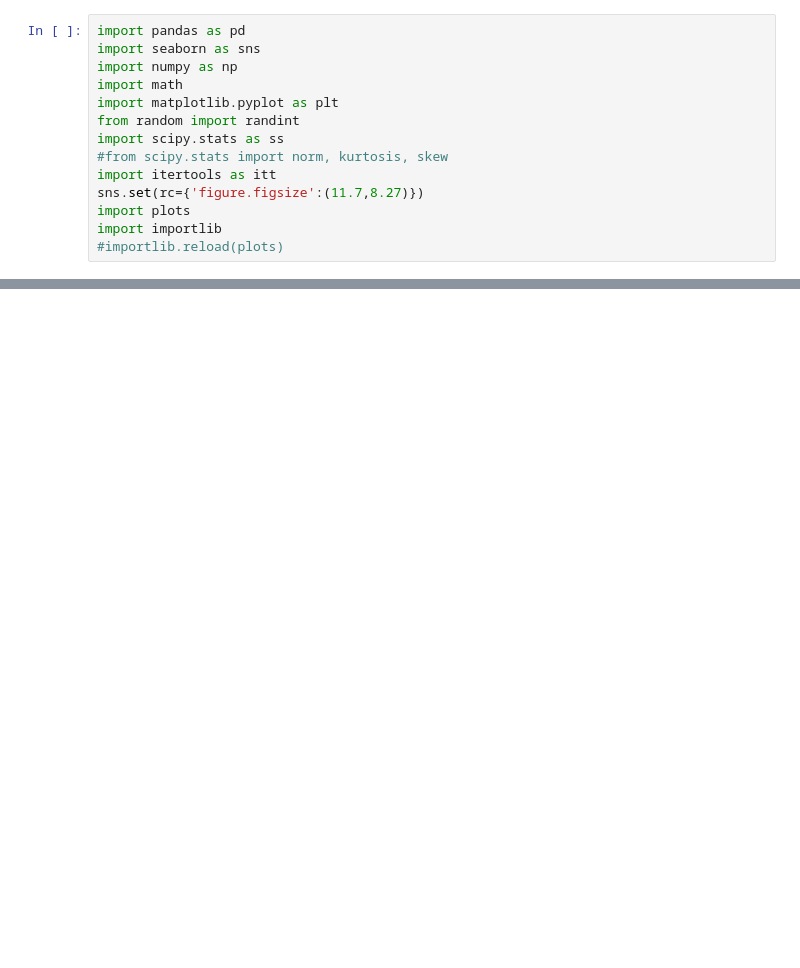
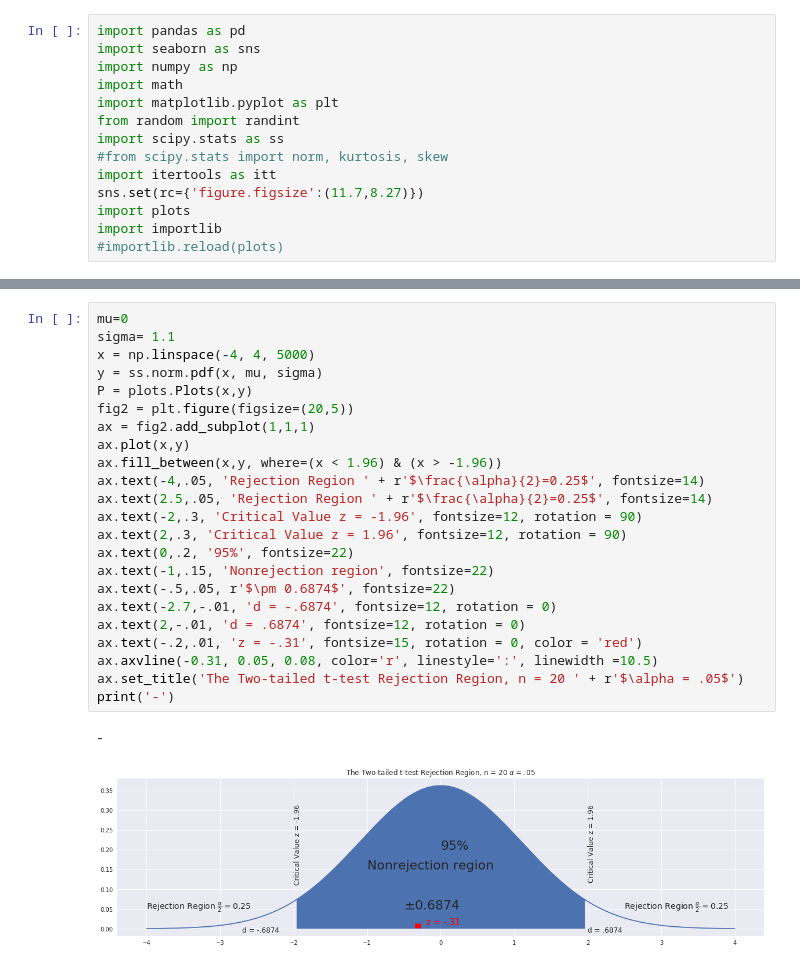
Before and after one commit to ateet101/tutorials, a Jupyter notebook: Statistics 101/11. Statistics 101 - Z-tests, T-tests for Two Populations.ipynb, the cells around one changed output, grey strips where cells are left out. Cells and saved outputs as stored; diff of their text form; blank space fills up the shorter version.

```diff
--- a/Statistics 101/11. Statistics 101 - Z-tests, T-tests for Two Populations.ipynb
+++ b/Statistics 101/11. Statistics 101 - Z-tests, T-tests for Two Populations.ipynb
@@ -63,0 +163,26 @@ Since $\alpha = .05$ and we are using the z-distribution, $H_O$ will be rejected
+# %%
+mu=0
+sigma= 1.1
+x = np.linspace(-4, 4, 5000)
+y = ss.norm.pdf(x, mu, sigma)
+P = plots.Plots(x,y)
+fig2 = plt.figure(figsize=(20,5))
+ax = fig2.add_subplot(1,1,1)
+ax.plot(x,y)
+ax.fill_between(x,y, where=(x < 1.96) & (x > -1.96))
+ax.text(-4,.05, 'Rejection Region ' + r'$\frac{\alpha}{2}=0.25$', fontsize=14)
+ax.text(2.5,.05, 'Rejection Region ' + r'$\frac{\alpha}{2}=0.25$', fontsize=14)
+ax.text(-2,.3, 'Critical Value z = -1.96', fontsize=12, rotation = 90)
+ax.text(2,.3, 'Critical Value z = 1.96', fontsize=12, rotation = 90)
+ax.text(0,.2, '95%', fontsize=22)
+ax.text(-1,.15, 'Nonrejection region', fontsize=22)
+ax.text(-.5,.05, r'$\pm 0.6874$', fontsize=22)
+ax.text(-2.7,-.01, 'd = -.6874', fontsize=12, rotation = 0)
+ax.text(2,-.01, 'd = .6874', fontsize=12, rotation = 0)
+ax.text(-.2,.01, 'z = -.31', fontsize=15, rotation = 0, color = 'red')
+ax.axvline(-0.31, 0.05, 0.08, color='r', linestyle=':', linewidth =10.5)
+ax.set_title('The Two-tailed t-test Rejection Region, n = 20 ' + r'$\alpha = .05$')
+print('-')
+# %% [output]
+-
+[figure, added]
```
Also changed, not shown: parts of 17 cells of this notebook, 17 other files.
